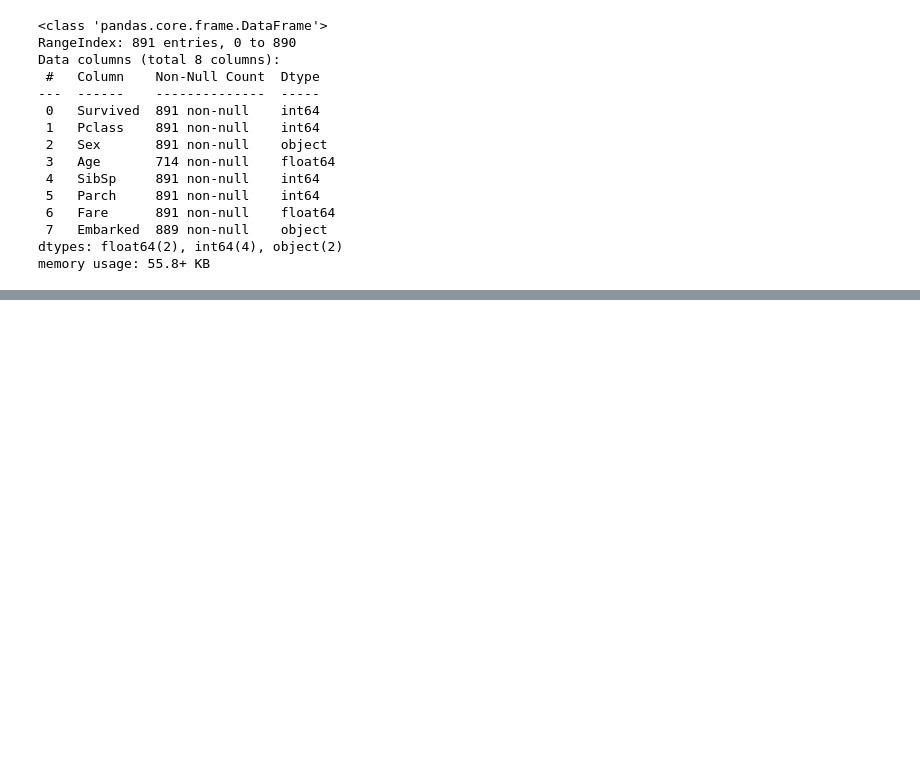
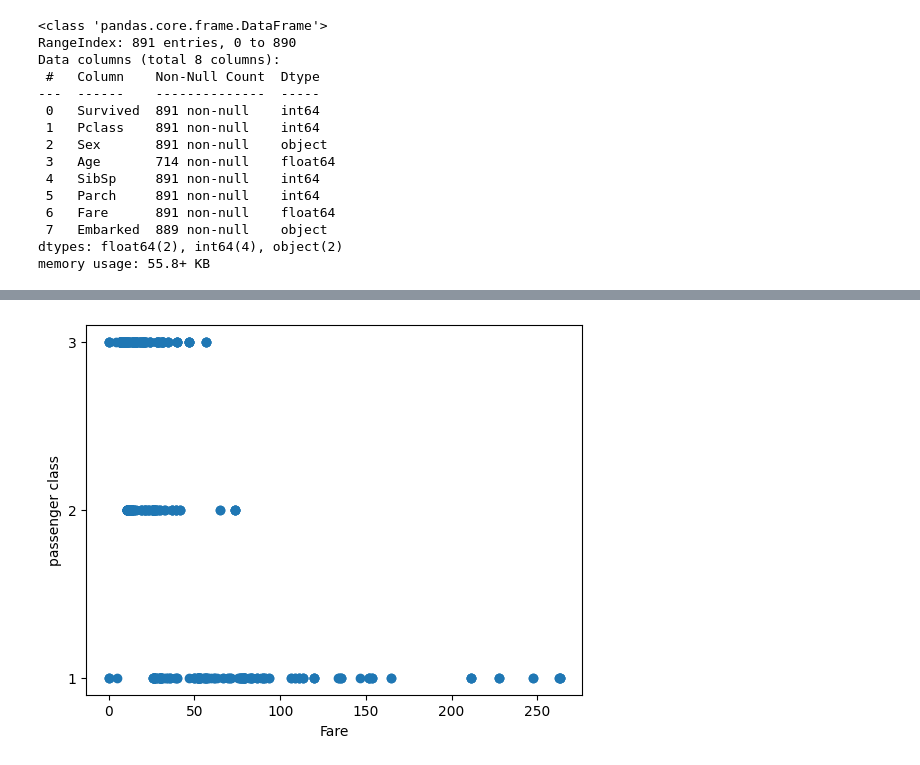
Before and after one commit to alexehrlich/titanic, a Jupyter notebook: data_exploration.ipynb, the cells around one changed output, grey strips where cells are left out. Saved outputs shown, nothing was run; the diff lists cells and outputs as text; code cells hidden in the pictures; blank space fills up the shorter version.

```diff
--- a/data_exploration.ipynb
+++ b/data_exploration.ipynb
@@ -156,0 +189,8 @@ memory usage: 55.8+ KB
+# %%
+plt.scatter(list(train_df['Fare']), list(train_df['Pclass']))
+plt.xlabel('Fare')
+plt.ylabel('passenger class')
+plt.yticks([1, 2, 3])
+plt.show()
+# %% [output]
+[figure, added]
```
Also changed, not shown: parts of 6 cells of this notebook.
